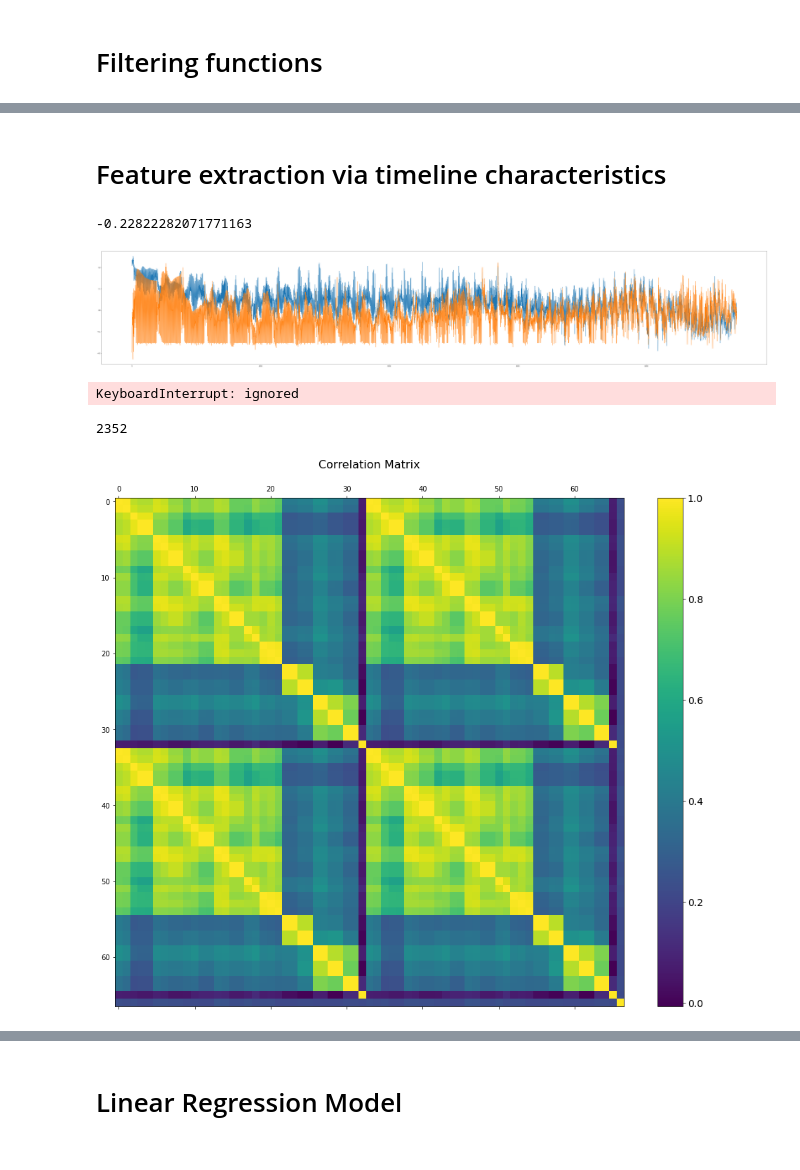
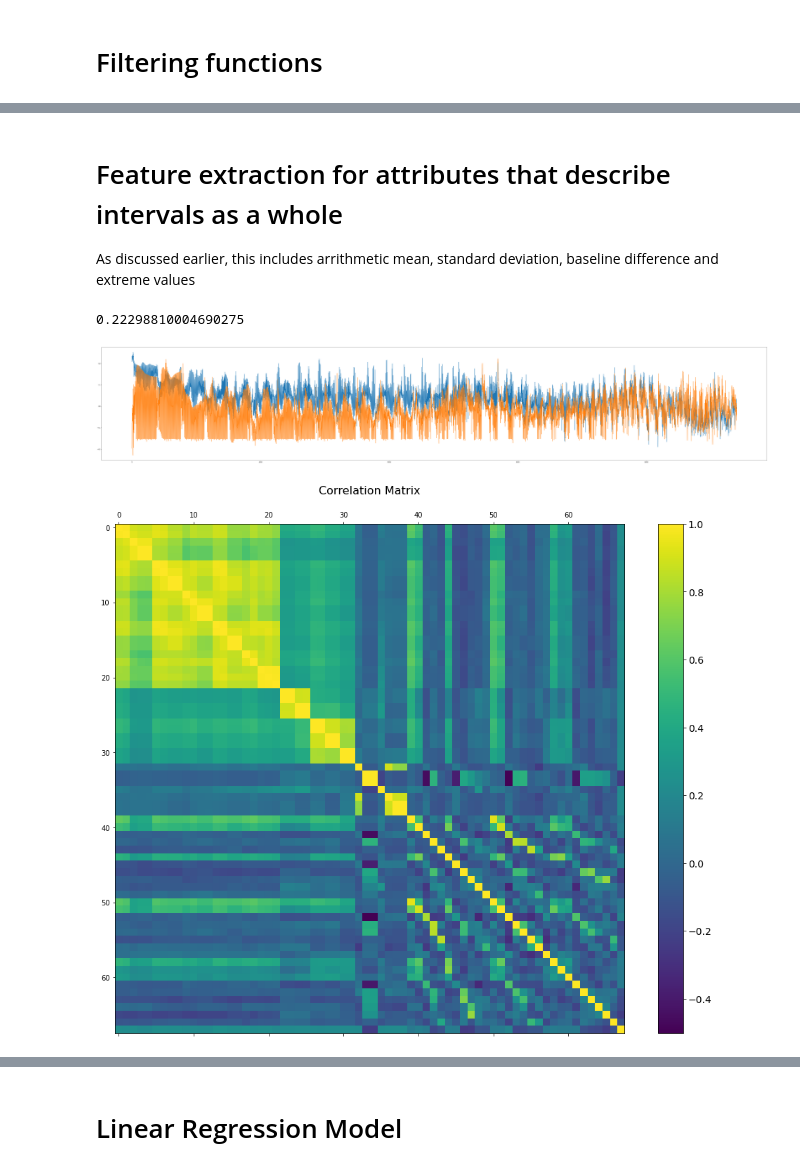
Before and after one commit to janlucasandmann/Brainbridge, a Jupyter notebook: jupyter_notebooks/Feature_extraction.ipynb, the cells around one changed output, grey strips where cells are left out. Saved outputs shown, nothing was run; the diff lists cells and outputs as text; code cells hidden in the pictures.

Commit message:
[BRAIN_8] Jupyter: Update notebook

```diff
--- a/jupyter_notebooks/Feature_extraction.ipynb
+++ b/jupyter_notebooks/Feature_extraction.ipynb
@@ -35 +19,10 @@ data_raw = data_raw[:len(events_raw) * 200]
+# %%
+# Get event data (labels) and EEG raw data
+# Data from different subjects can be found here: https://github.com/janlucasandmann/Brainbridge/tree/main/data
+
+events_raw = np.genfromtxt("https://raw.githubusercontent.com/janlucasandmann/Brainbridge/main/data/JS/JS-i4-labels.csv", dtype=float, delimiter=',')
+data_raw = np.genfromtxt("https://raw.githubusercontent.com/janlucasandmann/Brainbridge/main/data/JS/JS-i4.csv", dtype=float, delimiter=',')
+
+# Cut out elements, that are outside the events dataset
+data_raw = data_raw[:len(events_raw) * 200]
 # %%
@@ -364,7 +384,11 @@ plt.title('Correlation Matrix', fontsize=16);
-# %% [markdown]
-# Feature extraction via timeline characteristics
+# %% [markdown]
+# Feature extraction for attributes that describe intervals as a whole
+
+As discussed earlier, this includes arrithmetic mean, standard deviation, baseline difference and extreme values
 # %%
-# Extract features
+# Extract all features, that describe the intervals as a whole. Get these features for every possible frequency pattern
+# to discover the highest possible correlations to the events dataset.
+
 corr = []
 corr_tapered = []
 freqs = []
@@ -377,7 +401,7 @@ while i < limit - 1:
   while c < limit:
     max = c
     corr.append(getFeatures(min, max, data))
-    corr_tapered.append(getFeatures(min, max, data))
+    corr_tapered.append(getFeatures(min, max, applyTapering(data, 10)))
     freqs.append([i,c])
     c += 1
   i += 1
@@ -393,14 +417,16 @@ for i in corr_tapered:
   for x in i:
     cores_tapered.append(np.corrcoef(x, events)[0][1])
 # %%
+# Plot correlation of every extracted feature to event dataset
+
 plt.figure(figsize=(80,14))
 
 plt.plot(cores)
 plt.plot(cores_tapered)
 
-np.min(cores_tapered)
+np.max(cores_tapered)
 # %% [output]
--0.22822282071771163
+0.22298810004690275
 [figure]
 # %%
 corr_ges = corr + corr_tapered
@@ -445,32 +471,42 @@ for i in corr_flat_input:
   if c not in cross_out:
     corr_flat.append(i)
   c += 1
-# %% [output]
-KeyboardInterrupt: ignored
-# %%
-len(corr_ges)
-# %% [output]
-2352
 # %%
 f = plt.figure(figsize=(17, 13))
+mini_input = np.transpose(mini)
+maxi_input = np.transpose(maxi)
+mini_input_two = np.transpose(mini_two)
+maxi_input_two = np.transpose(maxi_two)
+
+for i in mini_input:
+  corr_flat_input.append(i)
+
+for i in maxi_input:
+  corr_flat_input.append(i)
+
+for i in mini_input_two:
+  corr_flat_input.append(i)
+
+for i in maxi_input_two:
+  corr_flat_input.append(i)
 
 corr_flat_complete = []
 for i in corr_flat_input:
   if np.corrcoef(i, events)[0][1] != 1:
     corr_flat_complete.append(i)
 
 corr_flat_complete.append(events)
 test = np.transpose(corr_flat_complete)
 df = pd.DataFrame(test)
 
 plt.matshow(df.corr(), fignum=f.number)
 #plt.xticks(np.arange(9), labels=["Means alpha", "Means beta", "std alpha", "std beta", "top val", "top val beta", "baseline alpha", "baseline beta", "events"])
 #plt.yticks(np.arange(9), labels=["Means alpha", "Means beta", "std alpha", "std beta", "top val", "top val beta", "baseline alpha", "baseline beta", "events"])
 #plt.xticks(range(df.select_dtypes(['number']).shape[1]), df.select_dtypes(['number']).columns, fontsize=14, rotation=45)
 #plt.yticks(range(df.select_dtypes(['number']).shape[1]), df.select_dtypes(['number']).columns, fontsize=14)
 
 cb = plt.colorbar()
 cb.ax.tick_params(labelsize=14)
 plt.title('Correlation Matrix', fontsize=16);
 # %% [output]
-[figure, old version]
+[figure, new version]
```
Also changed, not shown: parts of 35 cells of this notebook.
